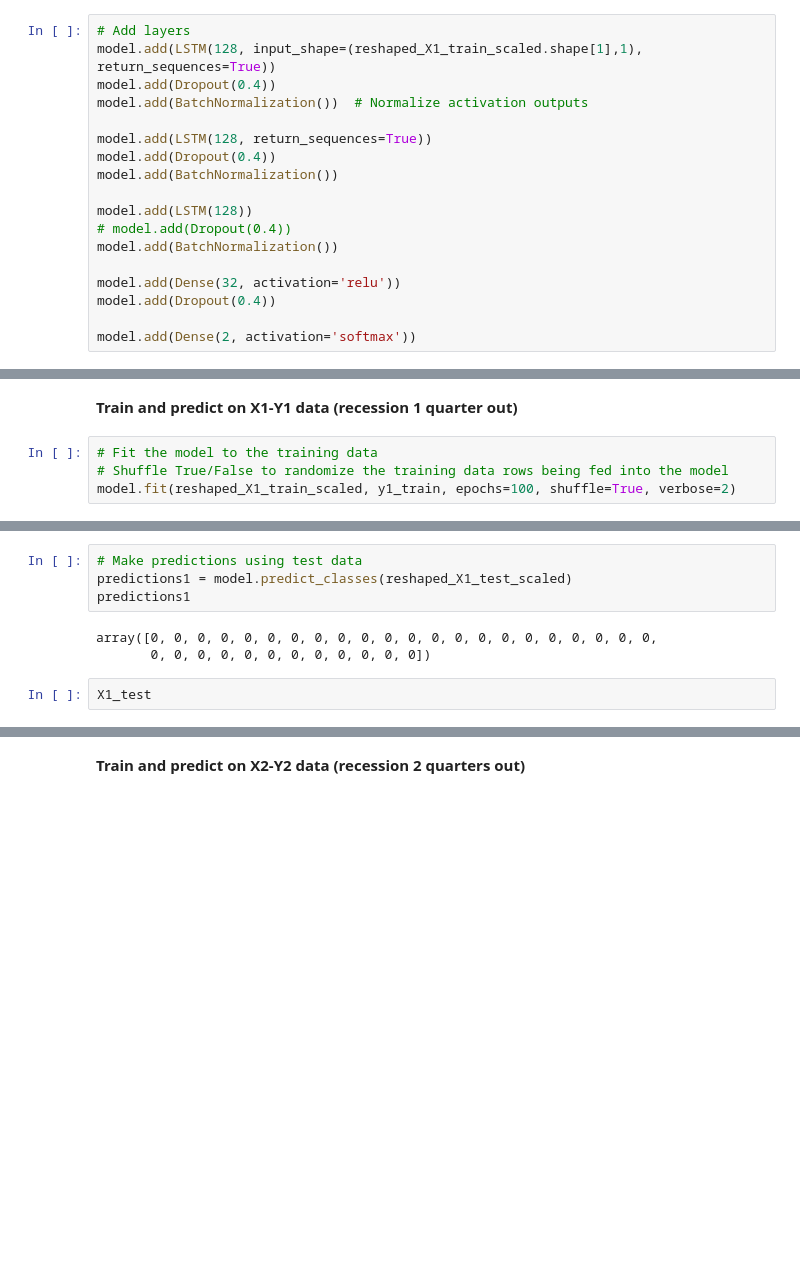
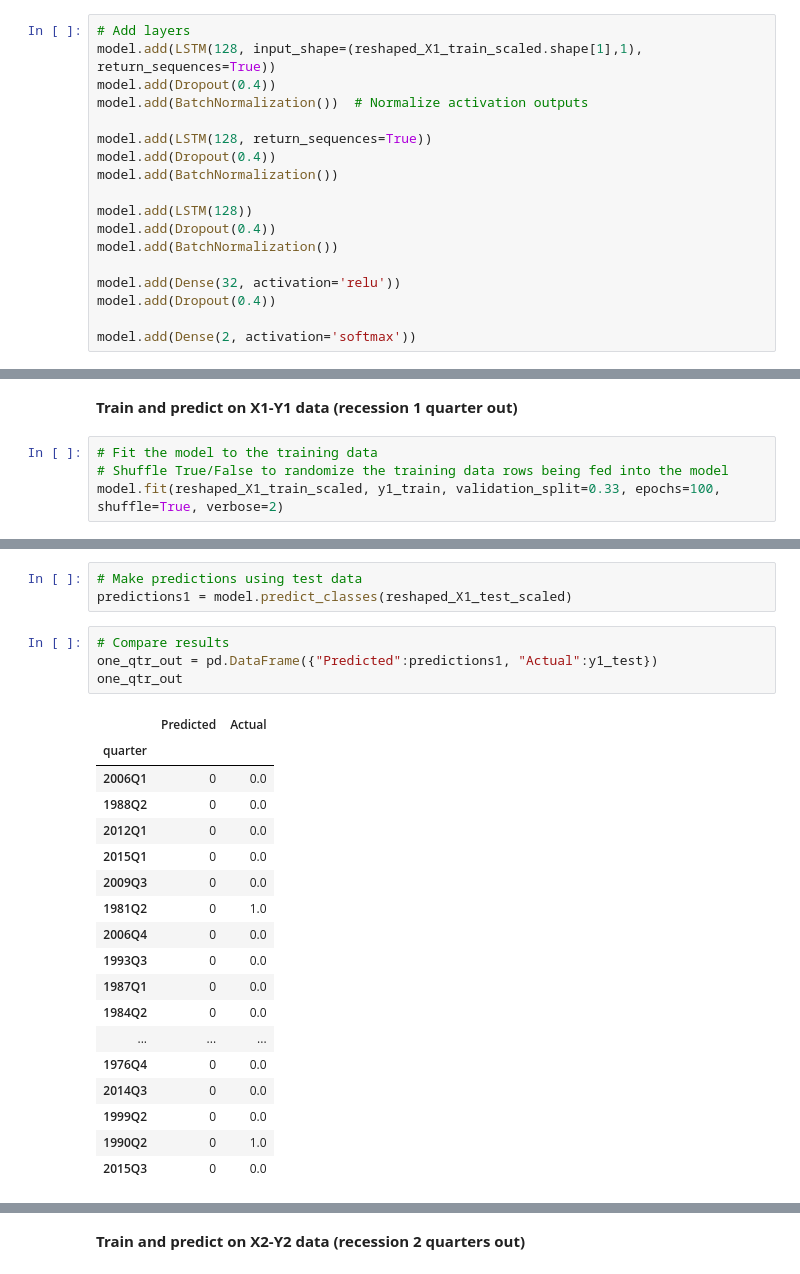
Before and after one commit to lorijta92/machine-learning-predicting-recessions, a Jupyter notebook: RNN_LSTM.ipynb, the cells around one changed output, grey strips where cells are left out. Drawn from its saved outputs; the diff is of its cells as text; blank space fills up the shorter version.

Commit message:
continue testing model, export full predictions

```diff
--- a/RNN_LSTM.ipynb
+++ b/RNN_LSTM.ipynb
@@ -189,7 +194,7 @@ model.add(Dropout(0.4))
 model.add(BatchNormalization())
 
 model.add(LSTM(128))
-# model.add(Dropout(0.4))
+model.add(Dropout(0.4))
 model.add(BatchNormalization())
 
 model.add(Dense(32, activation='relu'))
@@ -204,5 +213,5 @@ model.compile(optimizer="adam", loss="sparse_categorical_crossentropy", metrics=
 # %%
 # Fit the model to the training data
 # Shuffle True/False to randomize the training data rows being fed into the model
-model.fit(reshaped_X1_train_scaled, y1_train, epochs=100, shuffle=True, verbose=2)
+model.fit(reshaped_X1_train_scaled, y1_train, validation_split=0.33, epochs=100, shuffle=True, verbose=2)
 # %% [output]
@@ -232,9 +241,26 @@ model_loss1, model_accuracy1 = model.evaluate(reshaped_X1_test_scaled, y1_test,
 # %%
 # Make predictions using test data
 predictions1 = model.predict_classes(reshaped_X1_test_scaled)
-predictions1
-# %% [output]
-array([0, 0, 0, 0, 0, 0, 0, 0, 0, 0, 0, 0, 0, 0, 0, 0, 0, 0, 0, 0, 0, 0,
-       0, 0, 0, 0, 0, 0, 0, 0, 0, 0, 0, 0])
-# %%
-X1_test
+# %%
+# Compare results
+one_qtr_out = pd.DataFrame({"Predicted":predictions1, "Actual":y1_test})
+one_qtr_out
+# %% [output]
+|  | Predicted | Actual |
+| quarter |  |  |
+| 2006Q1 | 0 | 0.0 |
+| 1988Q2 | 0 | 0.0 |
+| 2012Q1 | 0 | 0.0 |
+| 2015Q1 | 0 | 0.0 |
+| 2009Q3 | 0 | 0.0 |
+| 1981Q2 | 0 | 1.0 |
+| 2006Q4 | 0 | 0.0 |
+| 1993Q3 | 0 | 0.0 |
+| 1987Q1 | 0 | 0.0 |
+| 1984Q2 | 0 | 0.0 |
+| ... | ... | ... |
+| 1976Q4 | 0 | 0.0 |
+| 2014Q3 | 0 | 0.0 |
+| 1999Q2 | 0 | 0.0 |
+| 1990Q2 | 0 | 1.0 |
+| 2015Q3 | 0 | 0.0 |
```
Also changed, not shown: parts of 33 cells of this notebook, 15 other files.
